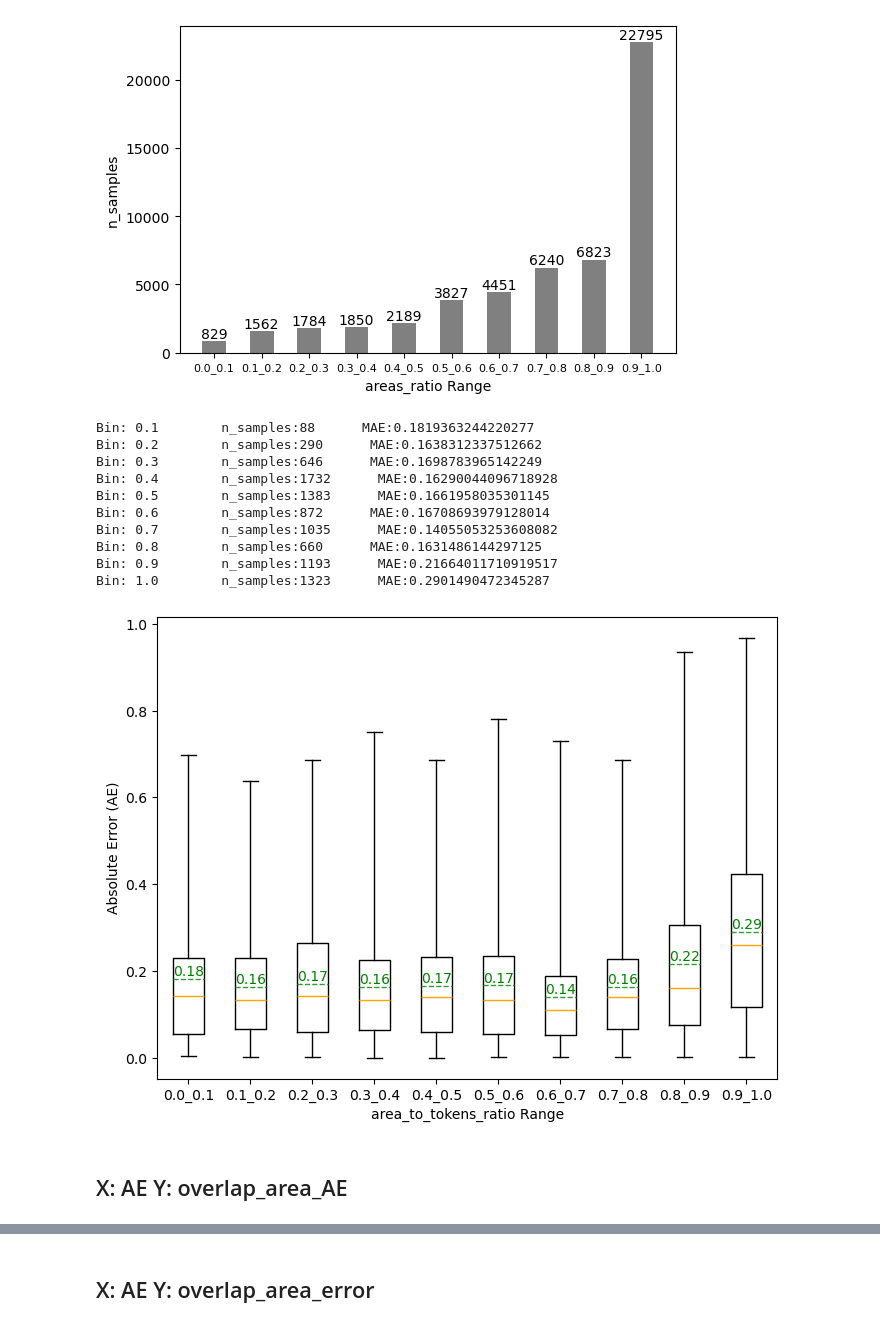
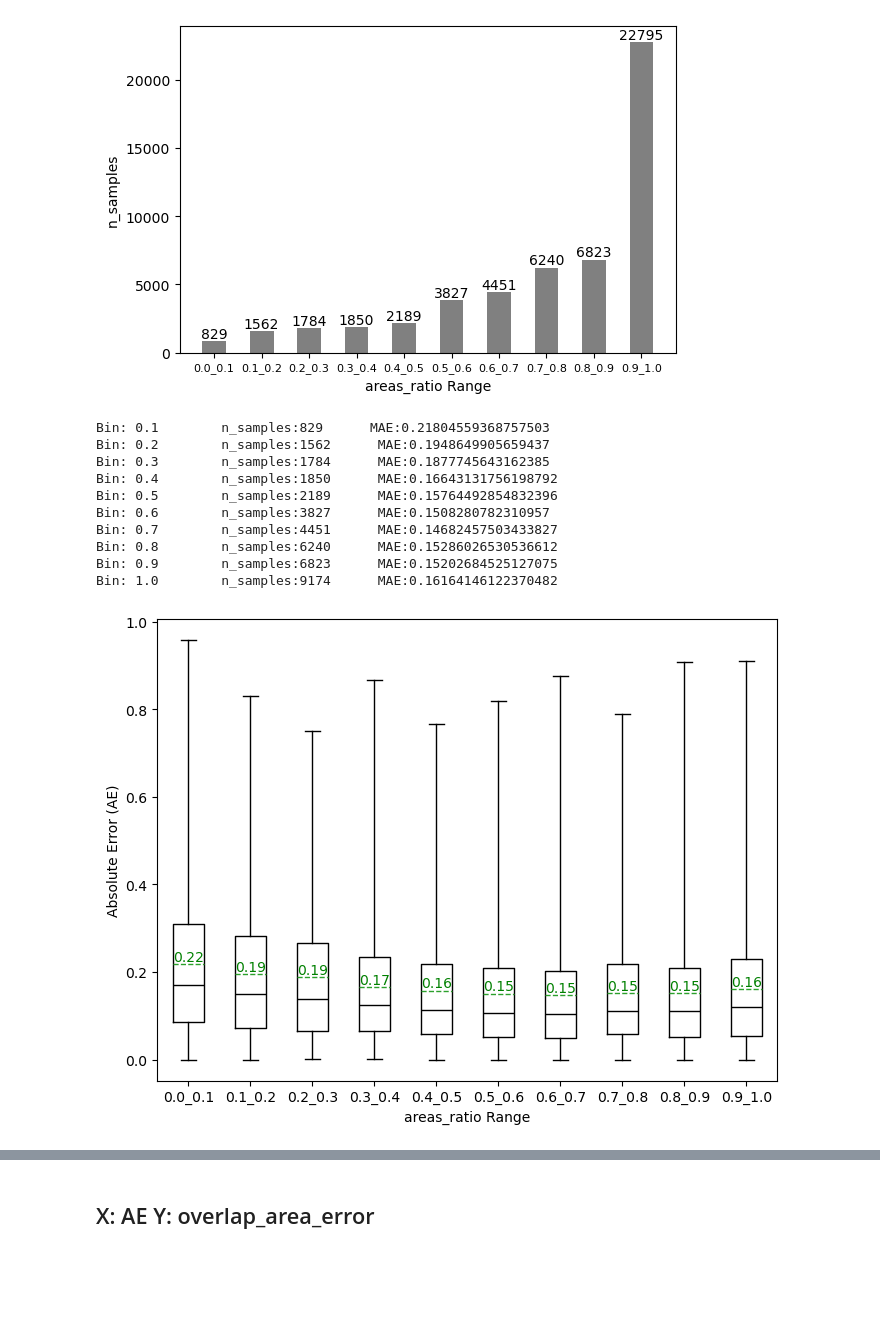
Before and after one commit to frapugna/GNNTE, a Jupyter notebook: _data_visualization.ipynb, the cells around one changed output, grey strips where cells are left out. Cells and saved outputs as stored; diff of their text form; code cells hidden in the pictures; blank space fills up the shorter version.

```diff
--- a/_data_visualization.ipynb
+++ b/_data_visualization.ipynb
@@ -185,18 +184,16 @@ plot_data_distribution('/home/francesco.pugnaloni/GNNTE/test_data/performance/sa
 # %% [output]
 [figure]
 # %%
-show_mae_per_bin_text_num('/home/francesco.pugnaloni/GNNTE/test_data/performance/samples_enriched_for_plotting.csv', 'area_to_tokens_ratio', box=True, only_text=True)
+show_mae_per_bin_text_num('/home/francesco.pugnaloni/GNNTE/test_data/performance/samples_enriched_for_plotting.csv', 'areas_ratio', box=True, only_text=False)
 # %% [output]
-Bin: 0.1        n_samples:88      MAE:0.1819363244220277
-Bin: 0.2        n_samples:290      MAE:0.1638312337512662
-Bin: 0.3        n_samples:646      MAE:0.1698783965142249
-Bin: 0.4        n_samples:1732      MAE:0.16290044096718928
-Bin: 0.5        n_samples:1383      MAE:0.1661958035301145
-Bin: 0.6        n_samples:872      MAE:0.16708693979128014
-Bin: 0.7        n_samples:1035      MAE:0.14055053253608082
-Bin: 0.8        n_samples:660      MAE:0.1631486144297125
-Bin: 0.9        n_samples:1193      MAE:0.21664011710919517
-Bin: 1.0        n_samples:1323      MAE:0.2901490472345287
+Bin: 0.1        n_samples:829      MAE:0.21804559368757503
+Bin: 0.2        n_samples:1562      MAE:0.1948649905659437
+Bin: 0.3        n_samples:1784      MAE:0.1877745643162385
+Bin: 0.4        n_samples:1850      MAE:0.16643131756198792
+Bin: 0.5        n_samples:2189      MAE:0.15764492854832396
+Bin: 0.6        n_samples:3827      MAE:0.1508280782310957
+Bin: 0.7        n_samples:4451      MAE:0.14682457503433827
+Bin: 0.8        n_samples:6240      MAE:0.15286026530536612
+Bin: 0.9        n_samples:6823      MAE:0.15202684525127075
+Bin: 1.0        n_samples:9174      MAE:0.16164146122370482
-[figure, old version]
+[figure, new version]
-# %% [markdown]
-## X: AE Y: overlap_area_AE
```
Also changed, not shown: parts of 21 cells of this notebook, 13 other files.
